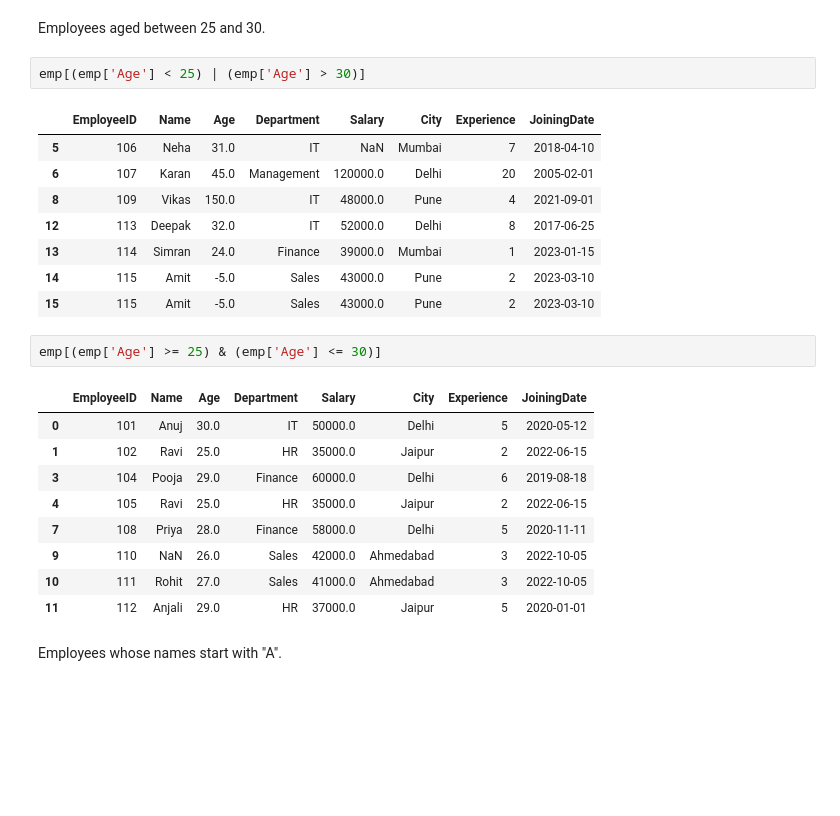
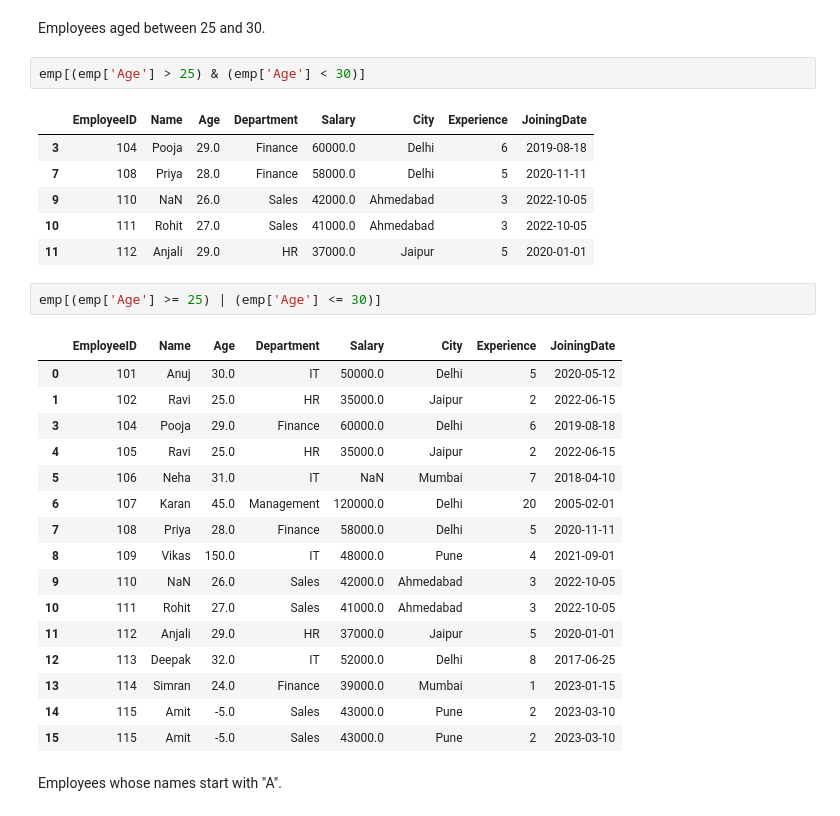
Before and after one commit to anujjain946/AI_Engineering, a Jupyter notebook: dataScience/03 models/02 Panda/employees.ipynb, the cells around one changed output. Saved outputs shown, nothing was run; the diff lists cells and outputs as text; blank space fills up the shorter version.

```diff
--- a/dataScience/03 models/02 Panda/employees.ipynb
+++ b/dataScience/03 models/02 Panda/employees.ipynb
@@ -320,28 +311,33 @@ emp[emp['Experience'] > 5]
 # %% [markdown]
 Employees aged between 25 and 30.
 # %%
-emp[(emp['Age'] < 25) | (emp['Age'] > 30)]
+emp[(emp['Age'] > 25) & (emp['Age'] < 30)]
 # %% [output]
 |  | EmployeeID | Name | Age | Department | Salary | City | Experience | JoiningDate |
-| 5 | 106 | Neha | 31.0 | IT | NaN | Mumbai | 7 | 2018-04-10 |
-| 6 | 107 | Karan | 45.0 | Management | 120000.0 | Delhi | 20 | 2005-02-01 |
-| 8 | 109 | Vikas | 150.0 | IT | 48000.0 | Pune | 4 | 2021-09-01 |
-| 12 | 113 | Deepak | 32.0 | IT | 52000.0 | Delhi | 8 | 2017-06-25 |
-| 13 | 114 | Simran | 24.0 | Finance | 39000.0 | Mumbai | 1 | 2023-01-15 |
-| 14 | 115 | Amit | -5.0 | Sales | 43000.0 | Pune | 2 | 2023-03-10 |
-| 15 | 115 | Amit | -5.0 | Sales | 43000.0 | Pune | 2 | 2023-03-10 |
+| 3 | 104 | Pooja | 29.0 | Finance | 60000.0 | Delhi | 6 | 2019-08-18 |
+| 7 | 108 | Priya | 28.0 | Finance | 58000.0 | Delhi | 5 | 2020-11-11 |
+| 9 | 110 | NaN | 26.0 | Sales | 42000.0 | Ahmedabad | 3 | 2022-10-05 |
+| 10 | 111 | Rohit | 27.0 | Sales | 41000.0 | Ahmedabad | 3 | 2022-10-05 |
+| 11 | 112 | Anjali | 29.0 | HR | 37000.0 | Jaipur | 5 | 2020-01-01 |
 # %%
-emp[(emp['Age'] >= 25) & (emp['Age'] <= 30)]
+emp[(emp['Age'] >= 25) | (emp['Age'] <= 30)]
 # %% [output]
 |  | EmployeeID | Name | Age | Department | Salary | City | Experience | JoiningDate |
 | 0 | 101 | Anuj | 30.0 | IT | 50000.0 | Delhi | 5 | 2020-05-12 |
 | 1 | 102 | Ravi | 25.0 | HR | 35000.0 | Jaipur | 2 | 2022-06-15 |
 | 3 | 104 | Pooja | 29.0 | Finance | 60000.0 | Delhi | 6 | 2019-08-18 |
 | 4 | 105 | Ravi | 25.0 | HR | 35000.0 | Jaipur | 2 | 2022-06-15 |
+| 5 | 106 | Neha | 31.0 | IT | NaN | Mumbai | 7 | 2018-04-10 |
+| 6 | 107 | Karan | 45.0 | Management | 120000.0 | Delhi | 20 | 2005-02-01 |
 | 7 | 108 | Priya | 28.0 | Finance | 58000.0 | Delhi | 5 | 2020-11-11 |
+| 8 | 109 | Vikas | 150.0 | IT | 48000.0 | Pune | 4 | 2021-09-01 |
 | 9 | 110 | NaN | 26.0 | Sales | 42000.0 | Ahmedabad | 3 | 2022-10-05 |
 | 10 | 111 | Rohit | 27.0 | Sales | 41000.0 | Ahmedabad | 3 | 2022-10-05 |
 | 11 | 112 | Anjali | 29.0 | HR | 37000.0 | Jaipur | 5 | 2020-01-01 |
+| 12 | 113 | Deepak | 32.0 | IT | 52000.0 | Delhi | 8 | 2017-06-25 |
+| 13 | 114 | Simran | 24.0 | Finance | 39000.0 | Mumbai | 1 | 2023-01-15 |
+| 14 | 115 | Amit | -5.0 | Sales | 43000.0 | Pune | 2 | 2023-03-10 |
+| 15 | 115 | Amit | -5.0 | Sales | 43000.0 | Pune | 2 | 2023-03-10 |
 # %% [markdown]
 Employees whose names start with "A".
 # %%
```
Also changed, not shown: parts of 9 cells of this notebook, 43 other files.
